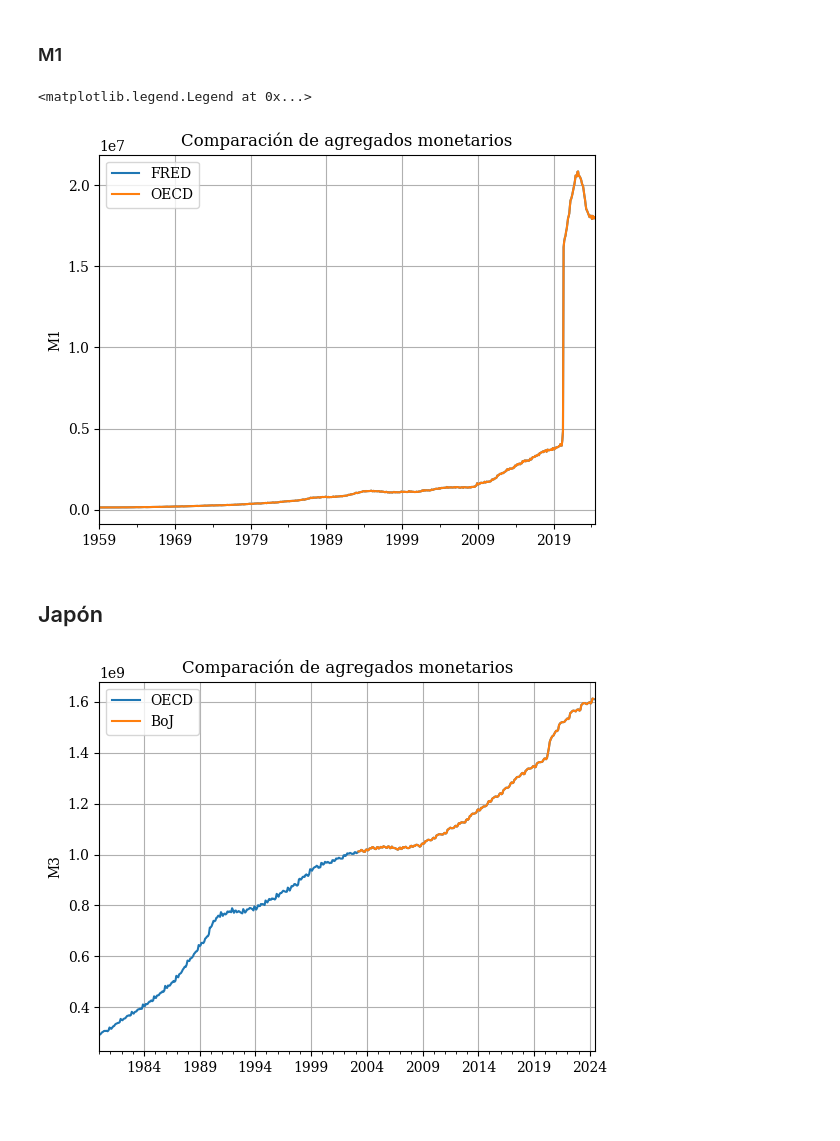
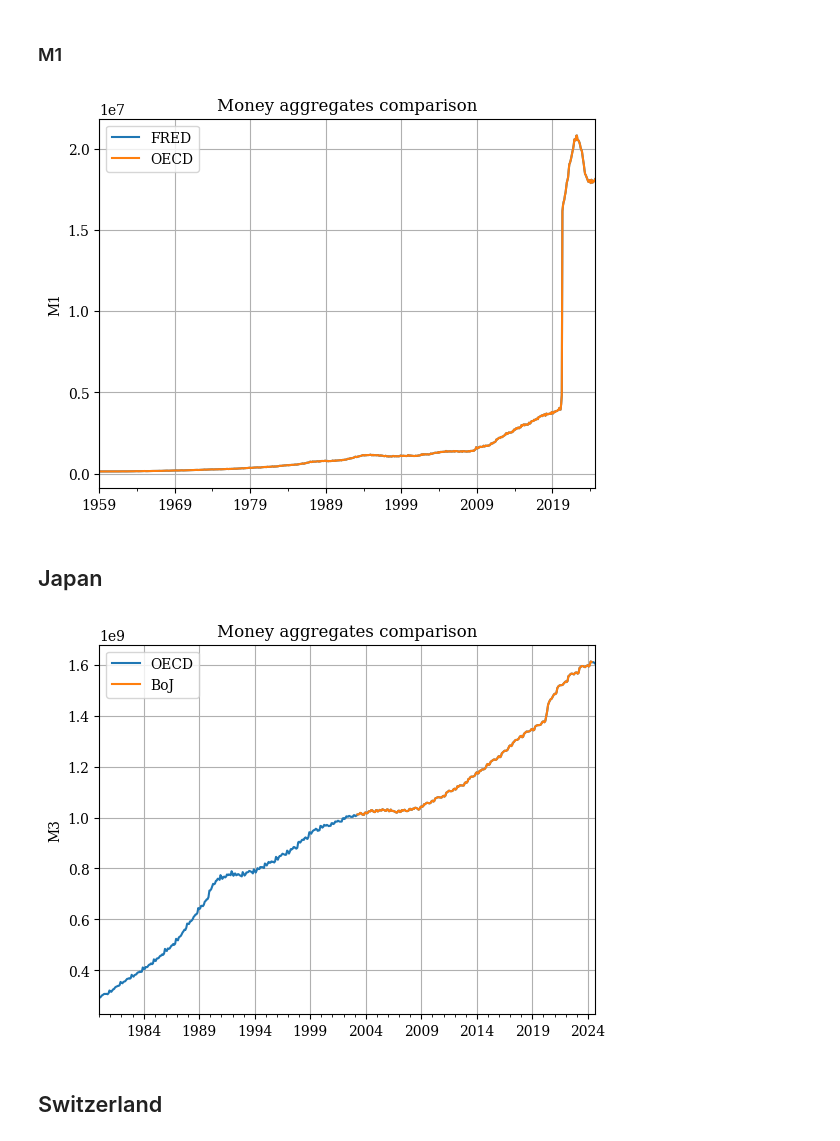
Before and after one commit to MiguelPuntoEs/money-growth, a Jupyter notebook: money-aggretates-comparison.ipynb, the cells around one changed output. Drawn from its saved outputs; the diff is of its cells as text; code cells hidden in the pictures; blank space fills up the shorter version.

```diff
--- a/money-aggretates-comparison.ipynb
+++ b/money-aggretates-comparison.ipynb
@@ -48,18 +48,17 @@ s_oecd = pd.read_csv(url, parse_dates=['TIME_PERIOD'], date_format='%Y-%m', inde
 # %%
 fig, ax = plt.subplots()
 s_fred.plot(ax=ax, label='FRED')
 s_oecd.plot(ax=ax, label='OECD')
 
 ax.set_xlabel('')
 ax.set_ylabel('M1')
-ax.set_title('Comparación de agregados monetarios')
+ax.set_title('Money aggregates comparison')
 ax.grid()
-ax.legend()
+ax.legend();
 # %% [output]
-<matplotlib.legend.Legend at 0x...>
-[figure, old version]
+[figure, new version]
 # %% [markdown]
-## Japón
+## Japan
 # %%
 url = 'https://sdmx.oecd.org/public/rest/data/OECD.SDD.STES,DSD_STES@DF_MONAGG,4.0/JPN.M.MABM.XDC..N...?format=csv'
 
@@ -78,8 +77,10 @@ s_boj.plot(ax=ax, label='BoJ')
 
 ax.set_xlabel('')
 ax.set_ylabel('M3')
-ax.set_title('Comparación de agregados monetarios')
+ax.set_title('Money aggregates comparison')
 ax.legend()
 ax.grid()
 # %% [output]
-[figure, old version]
+[figure, new version]
+# %% [markdown]
+## Switzerland
```
Also changed, not shown: parts of 11 cells of this notebook, 40 other files.
